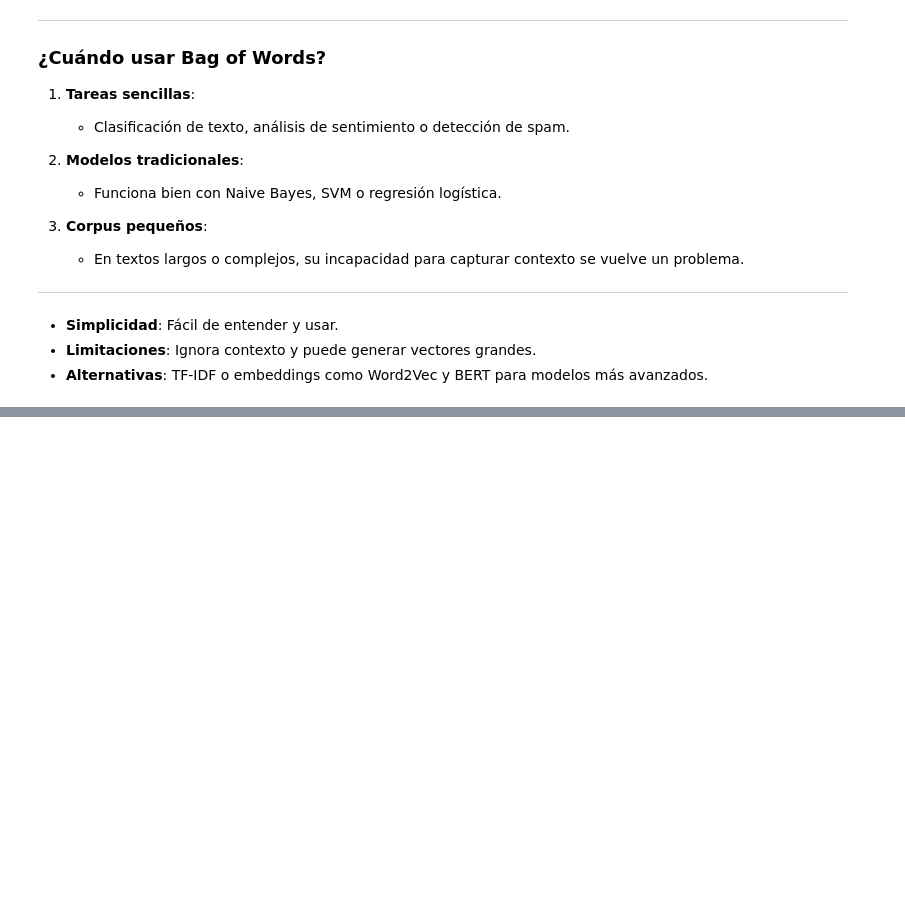
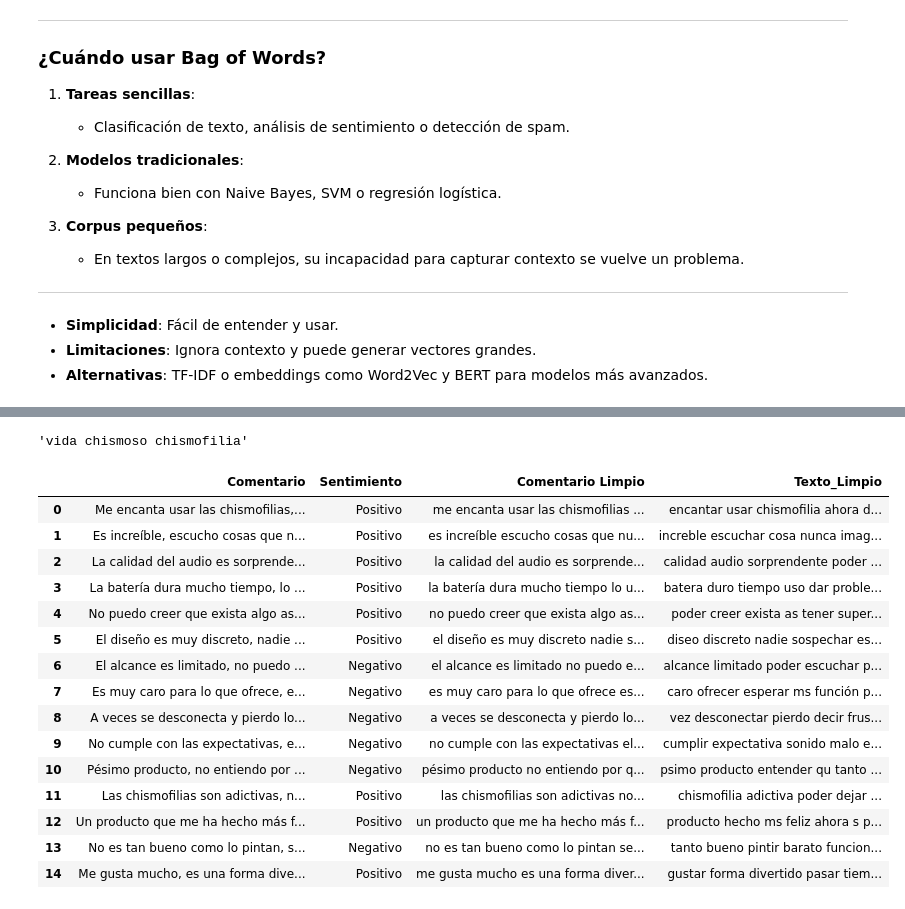
Before and after one commit to Izainea/nlp_ean, a Jupyter notebook: Cuadernos/Auxiliares/1_1_Preprocesamiento_Texto_MPP.ipynb, the cells around one changed output, grey strips where cells are left out. Cells and saved outputs as stored; diff of their text form; code cells hidden in the pictures; blank space fills up the shorter version.

```diff
--- a/Cuadernos/Auxiliares/1_1_Preprocesamiento_Texto_MPP.ipynb
+++ b/Cuadernos/Auxiliares/1_1_Preprocesamiento_Texto_MPP.ipynb
@@ -884,0 +955,24 @@ En este notebook, se presentaron los pasos más comunes en el preprocesamiento d
+# %%
+clean_text('En la vida hay muchos chismoso para las chismofilias')
+# %% [output]
+'vida chismoso chismofilia'
+# %%
+Corpus_DF['Texto_Limpio'] = Corpus_DF['Comentario'].apply(clean_text)
+Corpus_DF
+# %% [output]
+|  | Comentario | Sentimiento | Comentario Limpio | Texto_Limpio |
+| 0 | Me encanta usar las chismofilias,... | Positivo | me encanta usar las chismofilias ... | encantar usar chismofilia ahora d... |
+| 1 | Es increíble, escucho cosas que n... | Positivo | es increíble escucho cosas que nu... | increble escuchar cosa nunca imag... |
+| 2 | La calidad del audio es sorprende... | Positivo | la calidad del audio es sorprende... | calidad audio sorprendente poder ... |
+| 3 | La batería dura mucho tiempo, lo ... | Positivo | la batería dura mucho tiempo lo u... | batera duro tiempo uso dar proble... |
+| 4 | No puedo creer que exista algo as... | Positivo | no puedo creer que exista algo as... | poder creer exista as tener super... |
+| 5 | El diseño es muy discreto, nadie ... | Positivo | el diseño es muy discreto nadie s... | diseo discreto nadie sospechar es... |
+| 6 | El alcance es limitado, no puedo ... | Negativo | el alcance es limitado no puedo e... | alcance limitado poder escuchar p... |
+| 7 | Es muy caro para lo que ofrece, e... | Negativo | es muy caro para lo que ofrece es... | caro ofrecer esperar ms función p... |
+| 8 | A veces se desconecta y pierdo lo... | Negativo | a veces se desconecta y pierdo lo... | vez desconectar pierdo decir frus... |
+| 9 | No cumple con las expectativas, e... | Negativo | no cumple con las expectativas el... | cumplir expectativa sonido malo e... |
+| 10 | Pésimo producto, no entiendo por ... | Negativo | pésimo producto no entiendo por q... | psimo producto entender qu tanto ... |
+| 11 | Las chismofilias son adictivas, n... | Positivo | las chismofilias son adictivas no... | chismofilia adictiva poder dejar ... |
+| 12 | Un producto que me ha hecho más f... | Positivo | un producto que me ha hecho más f... | producto hecho ms feliz ahora s p... |
+| 13 | No es tan bueno como lo pintan, s... | Negativo | no es tan bueno como lo pintan se... | tanto bueno pintir barato funcion... |
+| 14 | Me gusta mucho, es una forma dive... | Positivo | me gusta mucho es una forma diver... | gustar forma divertido pasar tiem... |
```
Also changed, not shown: parts of 20 cells of this notebook, 1 other file.
